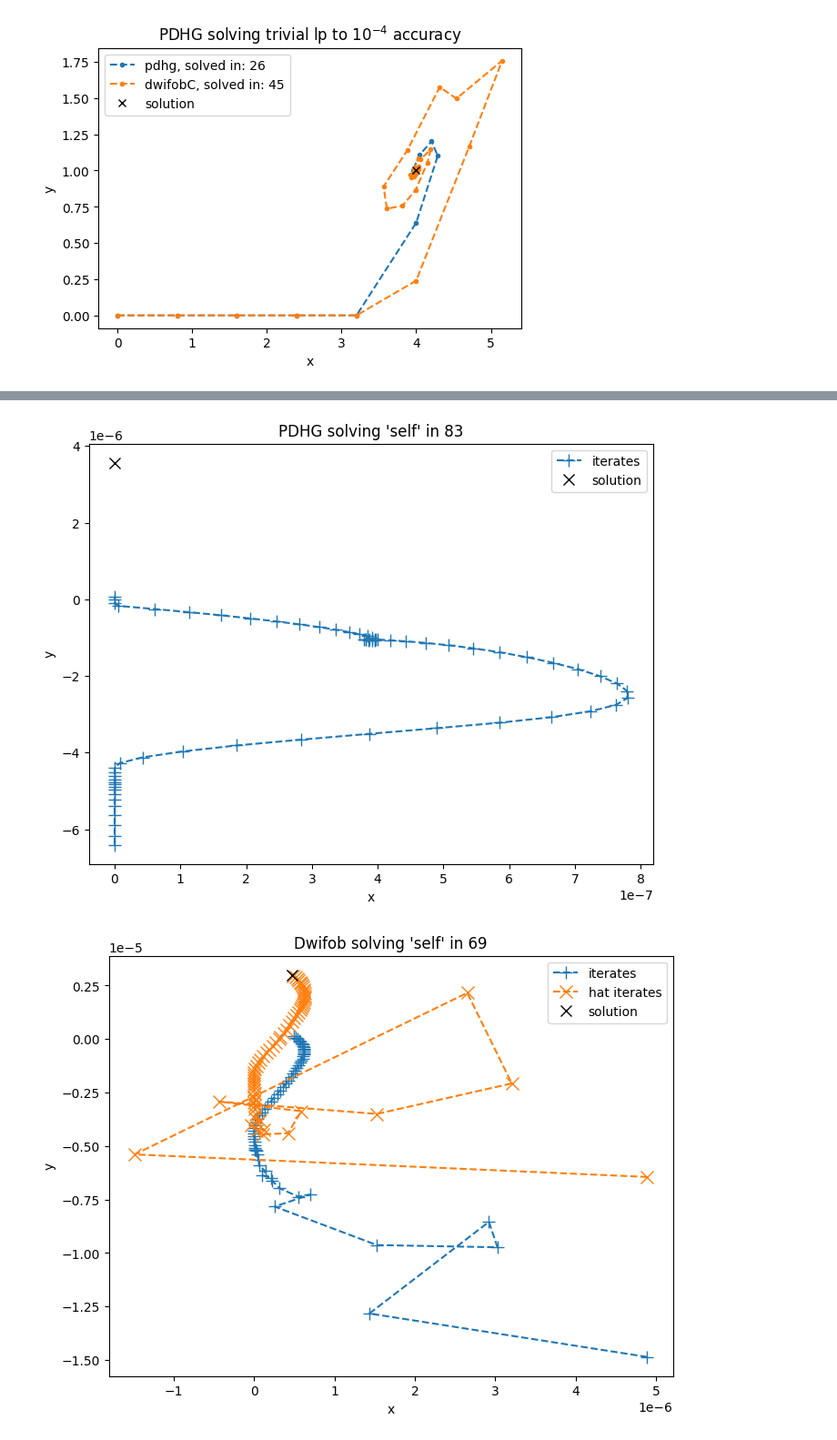
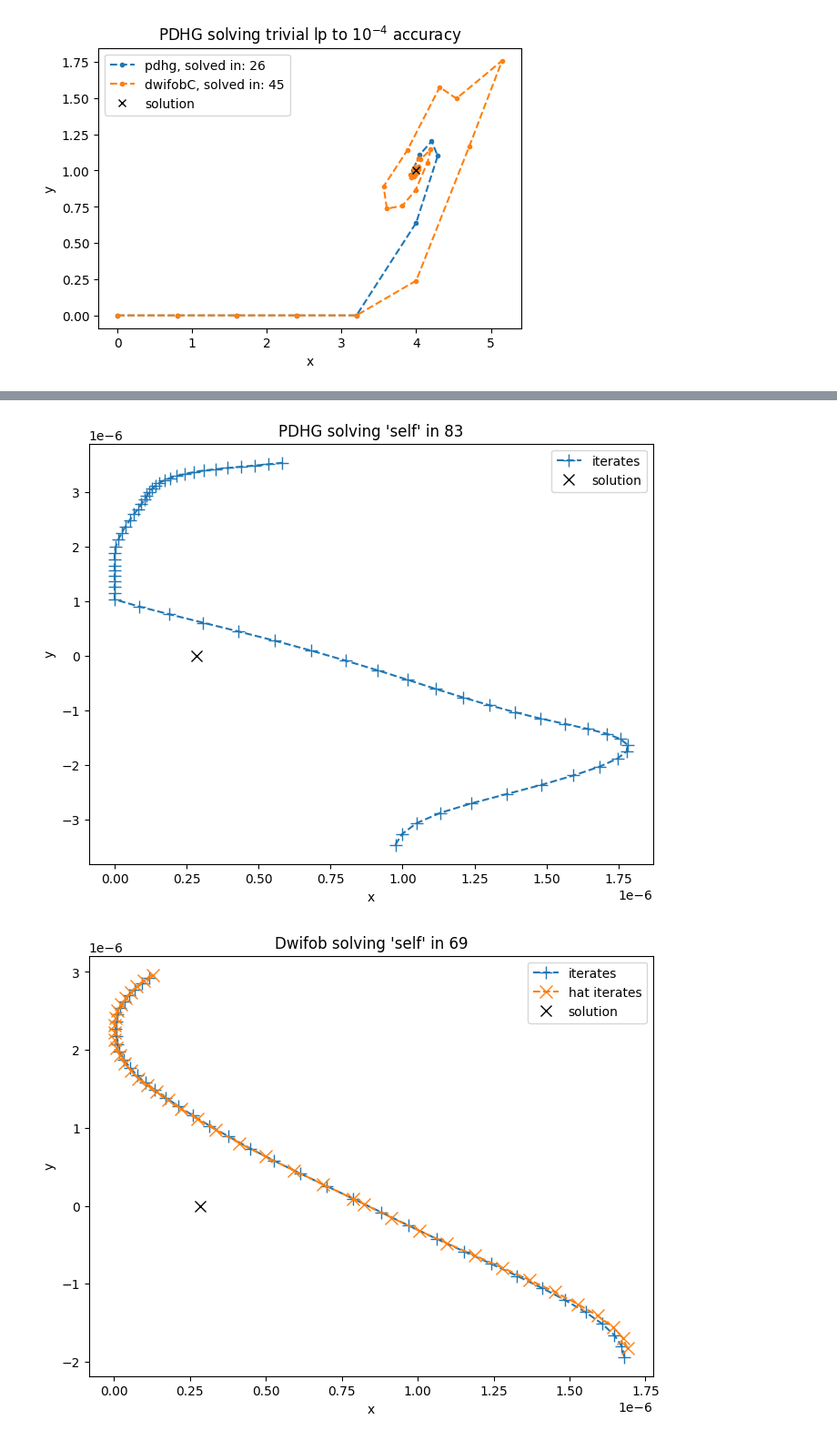
Before and after one commit to TheodorAT/MasterThesis, a Jupyter notebook: scripts/plot_convegence_understanding.ipynb, the cells around one changed output, grey strips where cells are left out. Shown at 91% size. Saved outputs shown, nothing was run; the diff lists cells and outputs as text; code cells hidden in the pictures.

Commit message:
Visualized different dimensions of the convergence data for the 'self' LP instance

```diff
--- a/scripts/plot_convegence_understanding.ipynb
+++ b/scripts/plot_convegence_understanding.ipynb
@@ -11,7 +11,14 @@ for subdir, dirs, files in os.walk(rootdir):
     for file in files:
         if file.endswith("detailed.json"):
             plot_info_files.append(os.path.join(subdir, file))
-    break
+    break # <-- This ensures that we only search in a depth of one.
+
+solution_files = []
+for subdir, dirs, files in os.walk(rootdir):
+    for file in files:
+        if file.endswith("solution.json"):
+            solution_files.append(os.path.join(subdir, file))
+    break # <-- This ensures that we only search in a depth of one.
 
 # Reading the files and storing the info in dicts:
 plot_info_less_trivial_1e4 = {}
@@ -35,6 +42,16 @@ for file in plot_info_files:
         with open(file) as json_content:
             plot_info_self_1e4[file_name] = json.load(json_content)
         print("Read file:", file_name)
+
+# Saving accurate solutions in a dict as well:
+solutions = {}
+
+for file in solution_files:
+    file_name = file.split("/")[-1].removesuffix('.json')
+
+    with open(file) as json_content:
+        solutions[file_name] = json.load(json_content)
+    print("Read file:", file_name)
 # %% [output]
 Read file: less_trivial_lp_dwifob_alt_C_+primal_weight_restart=40_1e-8_m=0_detailed
 Read file: less_trivial_lp_dwifob_alt_C_+primal_weight_restart=40_1e-8_m=1_detailed
@@ -81,7 +98,8 @@ plt.legend();
 # %% [output]
 [figure]
 # %%
-def plot_dwifob_iterates(dwifob_solve, window, end, title,
+def plot_dwifob_iterates(dwifob_solve, accurate_solution,
+                         window, end, title,
                          primal_idx=0, dual_idx=0,
                          hat_iterates=True, arrows=True):
     # Only plotting the selected dimensions:
@@ -99,7 +117,7 @@ def plot_dwifob_iterates(dwifob_solve, window, end, title,
     primal_iters_dim = [vec[primal_idx] for vec in primal_dwifob]
     primal_hat_iters_dim = [vec[primal_idx] for vec in primal_hat_dwifob]
     primal_deviations_dim = [vec[primal_idx] for vec in primal_deviations]
-    dual_iters_dim = [vec[primal_idx] for vec in dual_dwifob]
+    dual_iters_dim = [vec[dual_idx] for vec in dual_dwifob]
     dual_hat_iters_dim = [vec[dual_idx] for vec in dual_hat_dwifob]
     dual_deviations_dim = [vec[dual_idx] for vec in dual_deviations]
 
@@ -117,7 +135,7 @@ def plot_dwifob_iterates(dwifob_solve, window, end, title,
                 vector_y = [dual_iters_dim[i], dual_hat_iters_dim[i]]
                 plt.plot(vector_x, vector_y, "r")
 
-    plt.plot(dwifob_solve["primal_iterates"][-1][primal_idx], dwifob_solve["dual_iterates"][-1][dual_idx], "xk", label="solution", markersize=8)
+    plt.plot(accurate_solution["primal_solution"][primal_idx], accurate_solution["dual_solution"][dual_idx], "xk", label="solution", markersize=8)
     plt.xlabel("x")
     plt.ylabel("y")
     plt.title(title)
@@ -143,21 +165,21 @@ plot_dwifob_iterates(dwifob_solve_altC, window, end, "Alt C solving trivial lp t
 # %%
 # Examining the convergence behaviour on the "self" instance:
-primal_idx = 3      # Which primal dimension to show
+primal_idx = 8      # Which primal dimension to show
 dual_idx = 0        # Which dual dimension to show
-
+self_solution = solutions["self_baseline_+step_size_1e-12_solution"]
 pdhg_solve = plot_info_self_1e4["self_dwifob_org_+primal_weight_restart=40_1e-4_m=0_detailed"]
 dwifob_solve = plot_info_self_1e4["self_dwifob_org_+primal_weight_restart=40_1e-4_m=5_detailed"]
 dwifob_solve_altC = plot_info_self_1e4["self_dwifob_alt_C_+primal_weight_restart=40_1e-4_m=5_detailed"]
 pdlp_solve = plot_info_self_1e4["self_baseline_+step_size_1e-4_detailed"]
 
 iters=len(pdhg_solve["primal_iterates"])
-plot_dwifob_iterates(pdhg_solve, 65, -1, f"PDHG solving 'self' in {iters}", primal_idx, dual_idx, False, False)
+plot_dwifob_iterates(pdhg_solve, self_solution, 65, -1, f"PDHG solving 'self' in {iters}", primal_idx, dual_idx, False, False)
 iters=len(dwifob_solve["primal_iterates"])
-plot_dwifob_iterates(dwifob_solve, 65, -1, f"Dwifob solving 'self' in {iters}", primal_idx, dual_idx, True, False)
+plot_dwifob_iterates(dwifob_solve, self_solution, 40, -1, f"Dwifob solving 'self' in {iters}", primal_idx, dual_idx, True, False)
 # iters=len(dwifob_solve_altC["primal_iterates"])
-# plot_dwifob_iterates(dwifob_solve_altC, 65, -1, f"Alt C solving 'self' in in {iters}", primal_idx, dual_idx, True, False)
+# plot_dwifob_iterates(dwifob_solve_altC, self_solution, 65, -1, f"Alt C solving 'self' in in {iters}", primal_idx, dual_idx, True, False)
 iters=len(pdlp_solve["primal_iterates"])
-plot_dwifob_iterates(pdlp_solve, 40, -1, f"PDLP solving 'self' in in {iters}", primal_idx, dual_idx, False, False)
+plot_dwifob_iterates(pdlp_solve, self_solution, 40, -1, f"PDLP solving 'self' in in {iters}", primal_idx, dual_idx, False, False)
 # %% [output]
-[figure, old version]
+[figure, new version]
-[figure, old version]
+[figure, new version]
```
Also changed, not shown: parts of 7 cells of this notebook, 1 other file.
